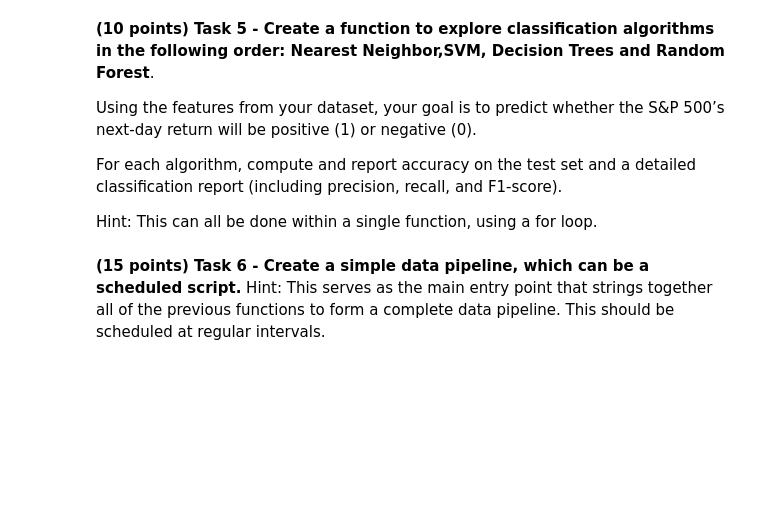
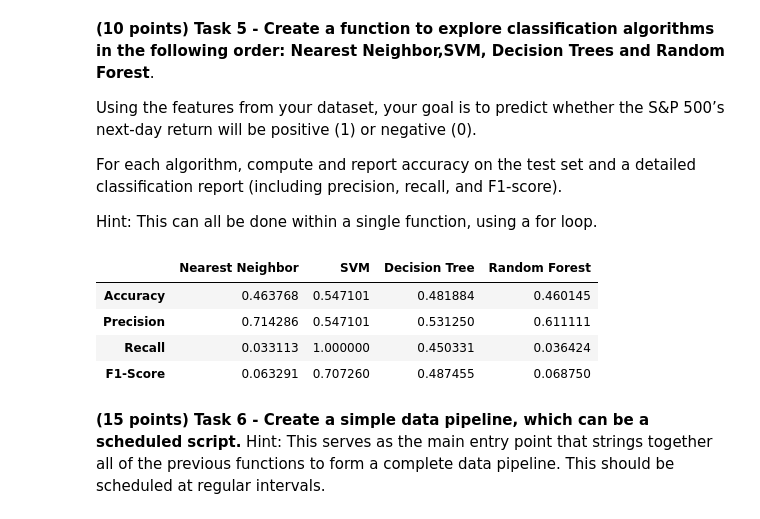
Before and after one commit to Billy-Drunkenstein/MAFN, a Jupyter notebook: Spring 2025/Machine Learning for Finance/Homework 2.ipynb, the cells around one changed output. Cells and saved outputs as stored; diff of their text form; code cells hidden in the pictures; blank space fills up the shorter version.

```diff
--- a/Spring 2025/Machine Learning for Finance/Homework 2.ipynb
+++ b/Spring 2025/Machine Learning for Finance/Homework 2.ipynb
@@ -355,8 +355,50 @@ Using the features from your dataset, your goal is to predict whether the S&P 50
 For each algorithm, compute and report accuracy on the test set and a detailed classification report (including precision, recall, and F1-score).
 
 Hint: This can all be done within a single function, using a for loop.
+# %%
+def explore_classification_algorithms(X_train, y_train, X_test, y_test):
+    """
+    Evaluate multiple classification algorithms on a given dataset
+
+    Assumes: X_train and X_test are normalized
+    """
+
+    models = {
+        'Nearest Neighbor': KNeighborsClassifier(),
+        'SVM': SVC(),
+        'Decision Tree': DecisionTreeClassifier(),
+        'Random Forest': RandomForestClassifier()
+    }
+
+    results = {}
+
+    for name, model in models.items():
+        # Fit and Predict
+        model.fit(X_train, y_train)
+        y_pred = model.predict(X_test)
+
+        accuracy = accuracy_score(y_test, y_pred)
+        report = classification_report(y_test, y_pred, output_dict = True)
+
+        # Compile Results
+        results[name] = {
+            'Accuracy': accuracy_score(y_test, y_pred),
+            'Precision': report['1']['precision'],
+            'Recall': report['1']['recall'],
+            'F1-Score': report['1']['f1-score']
+        }
+
+    results = pd.DataFrame(results)
+
+    return results
 # %%
-def explore_classification_algorithms(X_train, y_train, X_test, y_test):
+explore_classification_algorithms(X_train, y_train, X_test, y_test)
+# %% [output]
+|  | Nearest Neighbor | SVM | Decision Tree | Random Forest |
+| Accuracy | 0.463768 | 0.547101 | 0.481884 | 0.460145 |
+| Precision | 0.714286 | 0.547101 | 0.531250 | 0.611111 |
+| Recall | 0.033113 | 1.000000 | 0.450331 | 0.036424 |
+| F1-Score | 0.063291 | 0.707260 | 0.487455 | 0.068750 |
 # %% [markdown]
 **(15 points) Task 6 - Create a simple data pipeline, which can be a scheduled script.** Hint: This serves as the main entry point that strings together all of the previous functions to form a complete data pipeline. This should be scheduled at regular intervals.
 # %%
```
Also changed, not shown: parts of 2 cells of this notebook.
